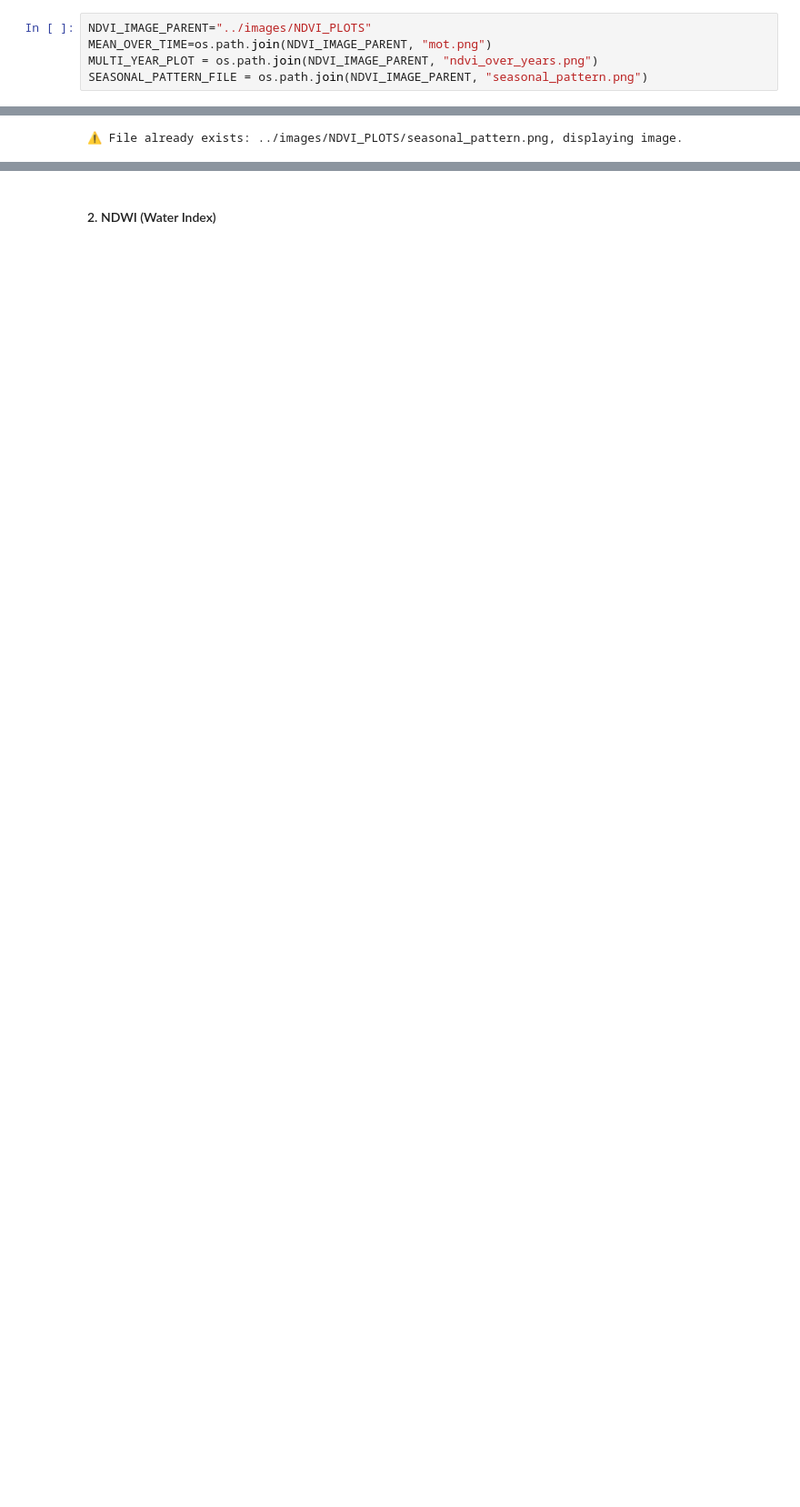
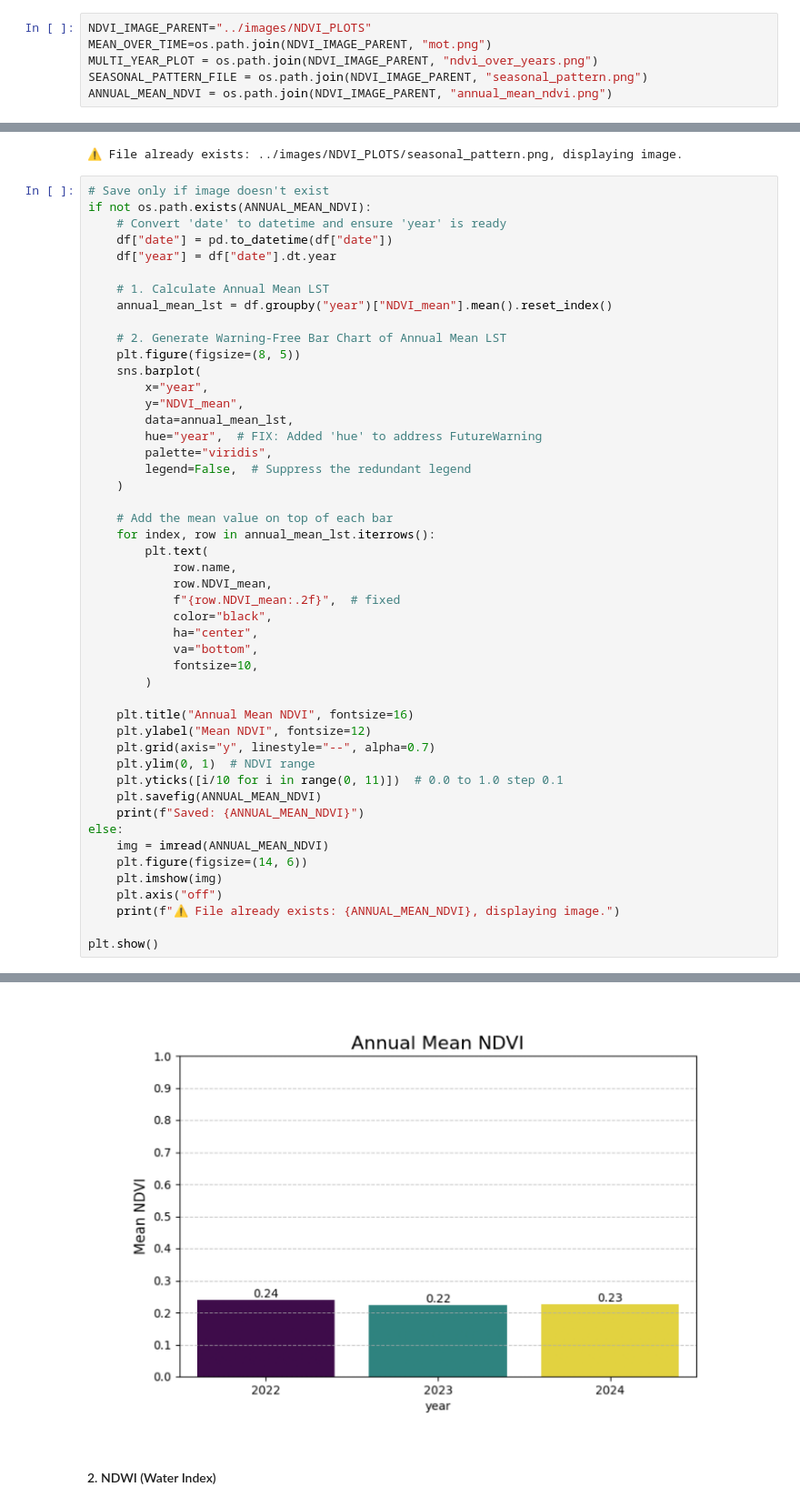
Before and after one commit to SiddhuShkya/Mach24-Orbital-Project, a Jupyter notebook: notebooks/Data-Visualization.ipynb, the cells around one changed output, grey strips where cells are left out. Shown at 91% size. Saved outputs shown, nothing was run; the diff lists cells and outputs as text; blank space fills up the shorter version.

Commit message:
Added bar plot for visualizing annual mean values of NDVI, NDWI, NDBI and LST

```diff
--- a/notebooks/Data-Visualization.ipynb
+++ b/notebooks/Data-Visualization.ipynb
@@ -82,6 +82,7 @@ NDVI_IMAGE_PARENT="../images/NDVI_PLOTS"
 MEAN_OVER_TIME=os.path.join(NDVI_IMAGE_PARENT, "mot.png")
 MULTI_YEAR_PLOT = os.path.join(NDVI_IMAGE_PARENT, "ndvi_over_years.png")
 SEASONAL_PATTERN_FILE = os.path.join(NDVI_IMAGE_PARENT, "seasonal_pattern.png")
+ANNUAL_MEAN_NDVI = os.path.join(NDVI_IMAGE_PARENT, "annual_mean_ndvi.png")
 # %%
 # IF-ELSE: Check if image already exists
 if os.path.exists(MEAN_OVER_TIME):
@@ -259,3 +260,52 @@ else:
 # %% [output]
 [figure]
 ⚠️ File already exists: ../images/NDVI_PLOTS/seasonal_pattern.png, displaying image.
+# %%
+# Save only if image doesn't exist
+if not os.path.exists(ANNUAL_MEAN_NDVI):
+    # Convert 'date' to datetime and ensure 'year' is ready
+    df["date"] = pd.to_datetime(df["date"])
+    df["year"] = df["date"].dt.year
+
+    # 1. Calculate Annual Mean LST
+    annual_mean_lst = df.groupby("year")["NDVI_mean"].mean().reset_index()
+
+    # 2. Generate Warning-Free Bar Chart of Annual Mean LST
+    plt.figure(figsize=(8, 5))
+    sns.barplot(
+        x="year",
+        y="NDVI_mean",
+        data=annual_mean_lst,
+        hue="year",  # FIX: Added 'hue' to address FutureWarning
+        palette="viridis",
+        legend=False,  # Suppress the redundant legend
+    )
+
+    # Add the mean value on top of each bar
+    for index, row in annual_mean_lst.iterrows():
+        plt.text(
+            row.name,
+            row.NDVI_mean,
+            f"{row.NDVI_mean:.2f}",  # fixed
+            color="black",
+            ha="center",
+            va="bottom",
+            fontsize=10,
+        )
+
+    plt.title("Annual Mean NDVI", fontsize=16)
+    plt.ylabel("Mean NDVI", fontsize=12)
+    plt.grid(axis="y", linestyle="--", alpha=0.7)
+    plt.ylim(0, 1)  # NDVI range
+    plt.yticks([i/10 for i in range(0, 11)])  # 0.0 to 1.0 step 0.1
+    plt.savefig(ANNUAL_MEAN_NDVI)
+    print(f"Saved: {ANNUAL_MEAN_NDVI}")
+else:
+    img = imread(ANNUAL_MEAN_NDVI)
+    plt.figure(figsize=(14, 6))
+    plt.imshow(img)
+    plt.axis("off")
+    print(f"⚠️ File already exists: {ANNUAL_MEAN_NDVI}, displaying image.")
+
+plt.show()
+# %% [output]
@@ -262,3 +313,4 @@ else:
+[figure, added]
 # %% [markdown]
 #### 2. NDWI (Water Index)
 # %%
```
Also changed, not shown: parts of 11 cells of this notebook, 6 other files.
